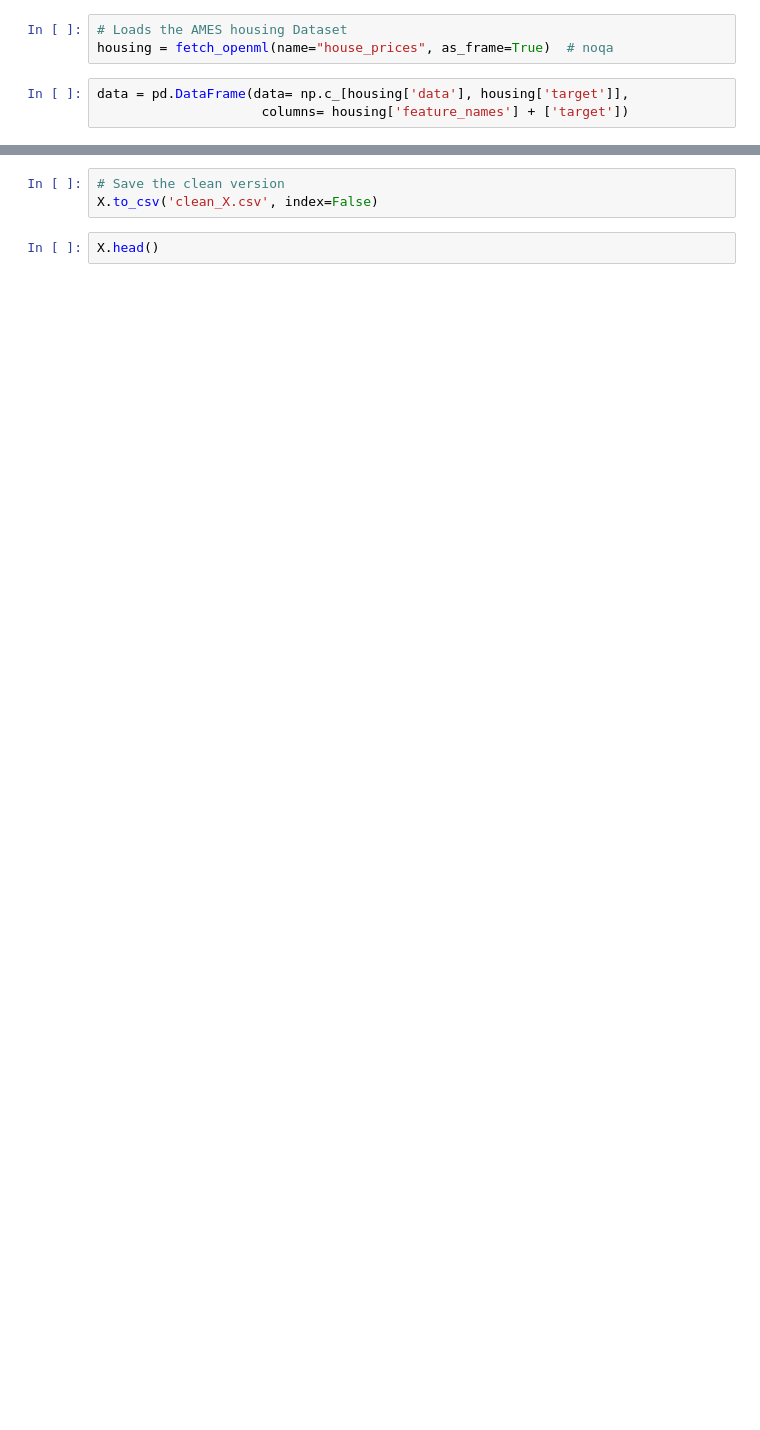
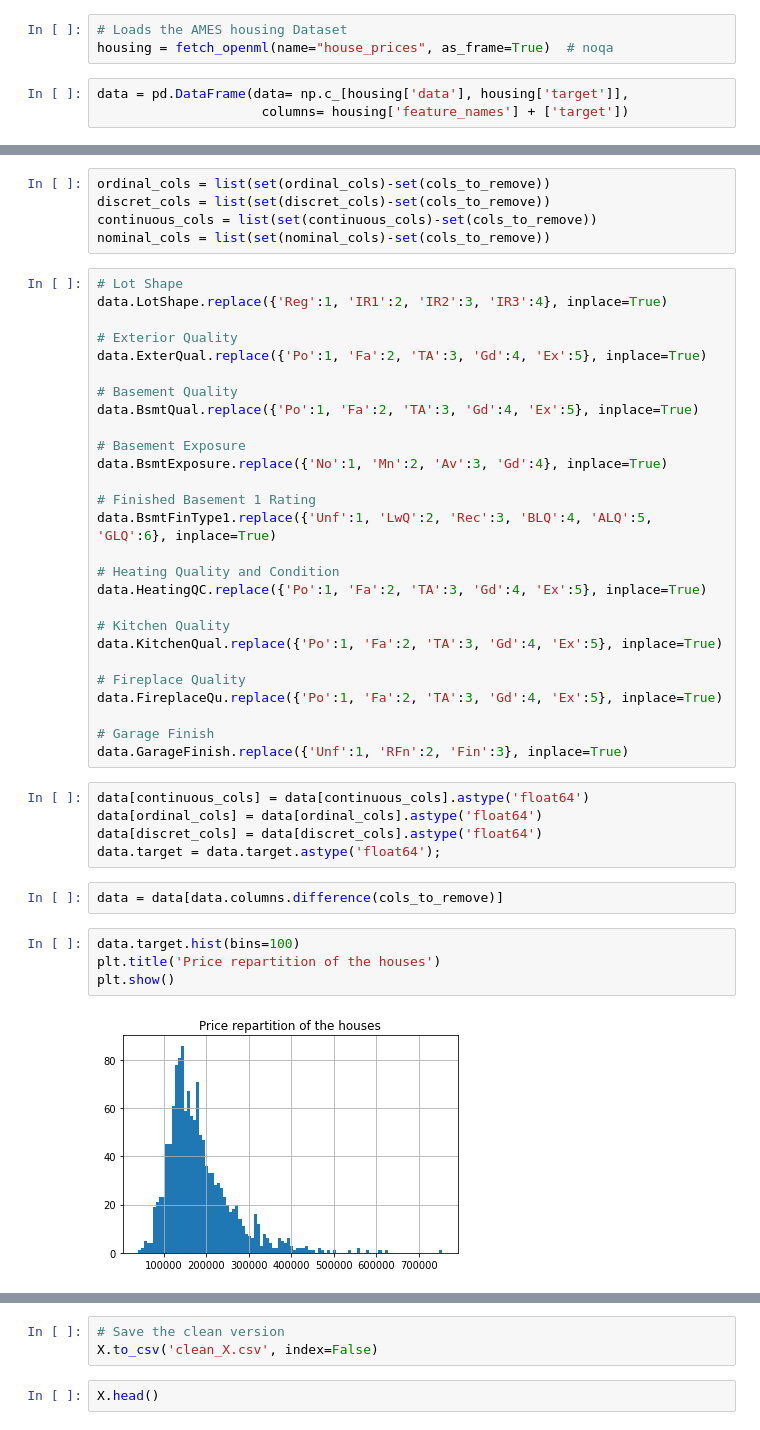
Before and after one commit to TanguyMe/Projet_E2_P1, a Jupyter notebook: model.ipynb, the cells around one changed output, grey strips where cells are left out. Saved outputs shown, nothing was run; the diff lists cells and outputs as text; blank space fills up the shorter version.

```diff
--- a/model.ipynb
+++ b/model.ipynb
@@ -38,0 +70,45 @@ data = data[(data.SaleCondition != 'Family')]
+# %%
+ordinal_cols = list(set(ordinal_cols)-set(cols_to_remove))
+discret_cols = list(set(discret_cols)-set(cols_to_remove))
+continuous_cols = list(set(continuous_cols)-set(cols_to_remove))
+nominal_cols = list(set(nominal_cols)-set(cols_to_remove))
+# %%
+# Lot Shape
+data.LotShape.replace({'Reg':1, 'IR1':2, 'IR2':3, 'IR3':4}, inplace=True)
+
+# Exterior Quality
+data.ExterQual.replace({'Po':1, 'Fa':2, 'TA':3, 'Gd':4, 'Ex':5}, inplace=True)
+
+# Basement Quality
+data.BsmtQual.replace({'Po':1, 'Fa':2, 'TA':3, 'Gd':4, 'Ex':5}, inplace=True)
+
+# Basement Exposure
+data.BsmtExposure.replace({'No':1, 'Mn':2, 'Av':3, 'Gd':4}, inplace=True)
+
+# Finished Basement 1 Rating
+data.BsmtFinType1.replace({'Unf':1, 'LwQ':2, 'Rec':3, 'BLQ':4, 'ALQ':5, 'GLQ':6}, inplace=True)
+
+# Heating Quality and Condition
+data.HeatingQC.replace({'Po':1, 'Fa':2, 'TA':3, 'Gd':4, 'Ex':5}, inplace=True)
+
+# Kitchen Quality
+data.KitchenQual.replace({'Po':1, 'Fa':2, 'TA':3, 'Gd':4, 'Ex':5}, inplace=True)
+
+# Fireplace Quality
+data.FireplaceQu.replace({'Po':1, 'Fa':2, 'TA':3, 'Gd':4, 'Ex':5}, inplace=True)
+
+# Garage Finish
+data.GarageFinish.replace({'Unf':1, 'RFn':2, 'Fin':3}, inplace=True)
+# %%
+data[continuous_cols] = data[continuous_cols].astype('float64')
+data[ordinal_cols] = data[ordinal_cols].astype('float64')
+data[discret_cols] = data[discret_cols].astype('float64')
+data.target = data.target.astype('float64');
+# %%
+data = data[data.columns.difference(cols_to_remove)]
+# %%
+data.target.hist(bins=100)
+plt.title('Price repartition of the houses')
+plt.show()
+# %% [output]
+[figure, added]
```
Also changed, not shown: parts of 59 cells of this notebook, 4 other files.
